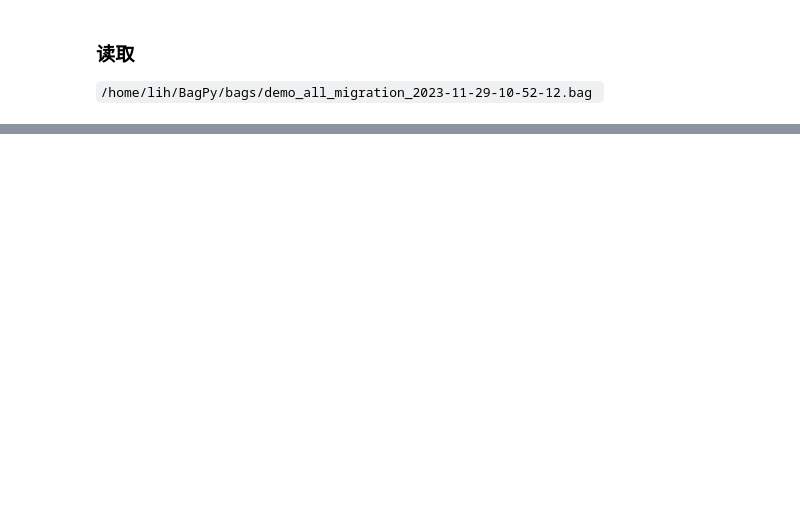
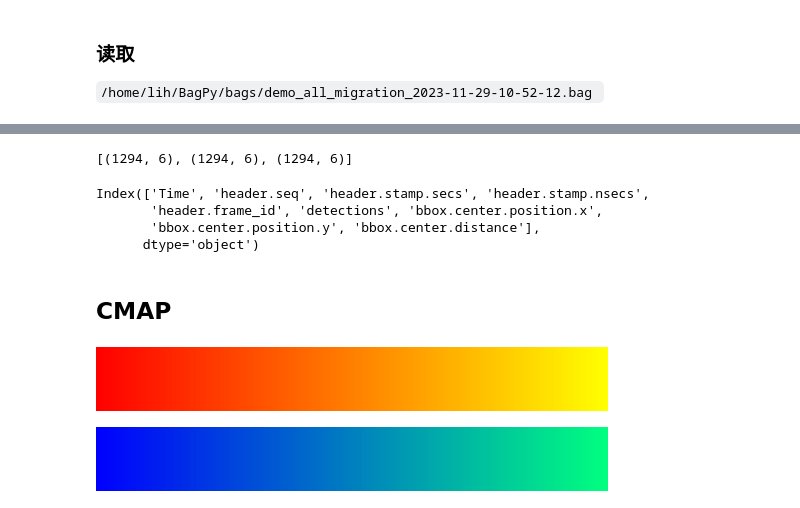
Before and after one commit to lithiumhydride2/BagPy, a Jupyter notebook: vswarm_read/DemoReadVswarm.ipynb, the cells around one changed output, grey strips where cells are left out. Drawn from its saved outputs; the diff is of its cells as text; code cells hidden in the pictures; blank space fills up the shorter version.

```diff
--- a/vswarm_read/DemoReadVswarm.ipynb
+++ b/vswarm_read/DemoReadVswarm.ipynb
@@ -34,0 +170,9 @@ NameError: name 'bag' is not defined
+# %%
+detections_files = [bag.message_by_topic("/drone_{}/multi_target_tracking_node/detections".format(i))
+                    for i in range(1,num_uav + 1)]
+detections = [pd.read_csv(detections_file) for detections_file in detections_files]
+detections = [detection.loc[ (detection['Time'] >= START_TIME) & (detection['Time'] <= END_TIME)]
+              for detection in detections]
+print([detection.shape for detection in detections])
+# %% [output]
+[(1294, 6), (1294, 6), (1294, 6)]
@@ -34,0 +187,23 @@ NameError: name 'bag' is not defined
+# %%
+## add new columns that is distance
+for d in detections:
+    d['bbox.center.distance'] = np.sqrt( (d['bbox.center.position.x']**2 + d['bbox.center.position.y']**2))
+print(detections[0].columns)
+# %% [output]
+Index(['Time', 'header.seq', 'header.stamp.secs', 'header.stamp.nsecs',
+       'header.frame_id', 'detections', 'bbox.center.position.x',
+       'bbox.center.position.y', 'bbox.center.distance'],
+      dtype='object')
+# %% [markdown]
+## CMAP
+# %%
+import matplotlib
+autumn = matplotlib.colormaps.get_cmap('autumn')
+autumn
+# %% [output]
+[figure, added]
+# %%
+winter = matplotlib.colormaps.get_cmap('winter')
+winter
+# %% [output]
+[figure, added]
```
Also changed, not shown: parts of 25 cells of this notebook, 5 other files.
